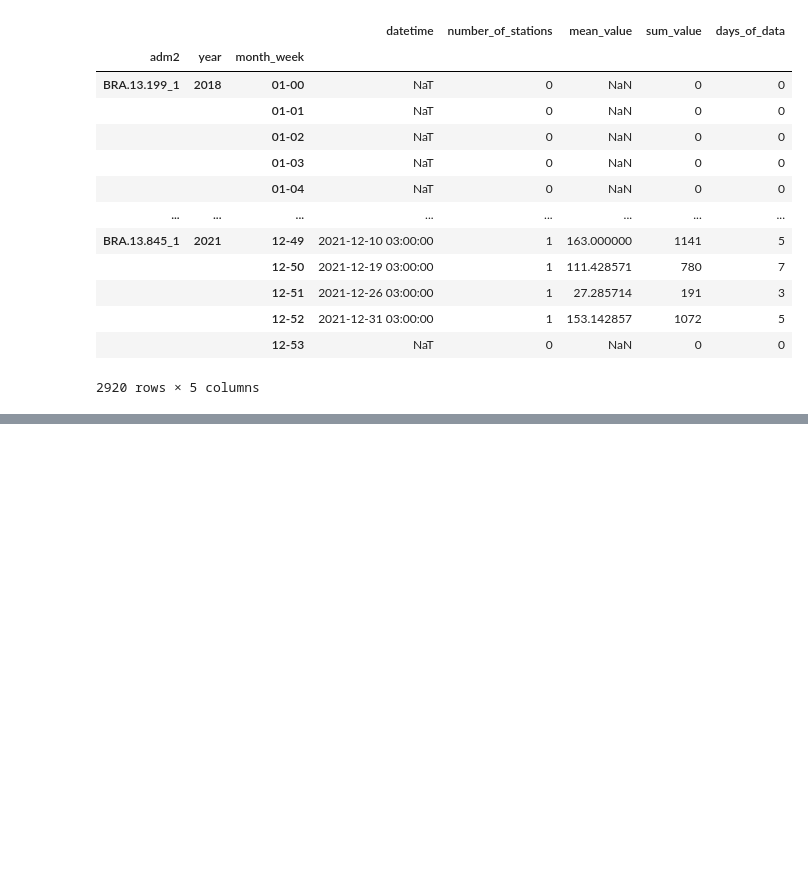
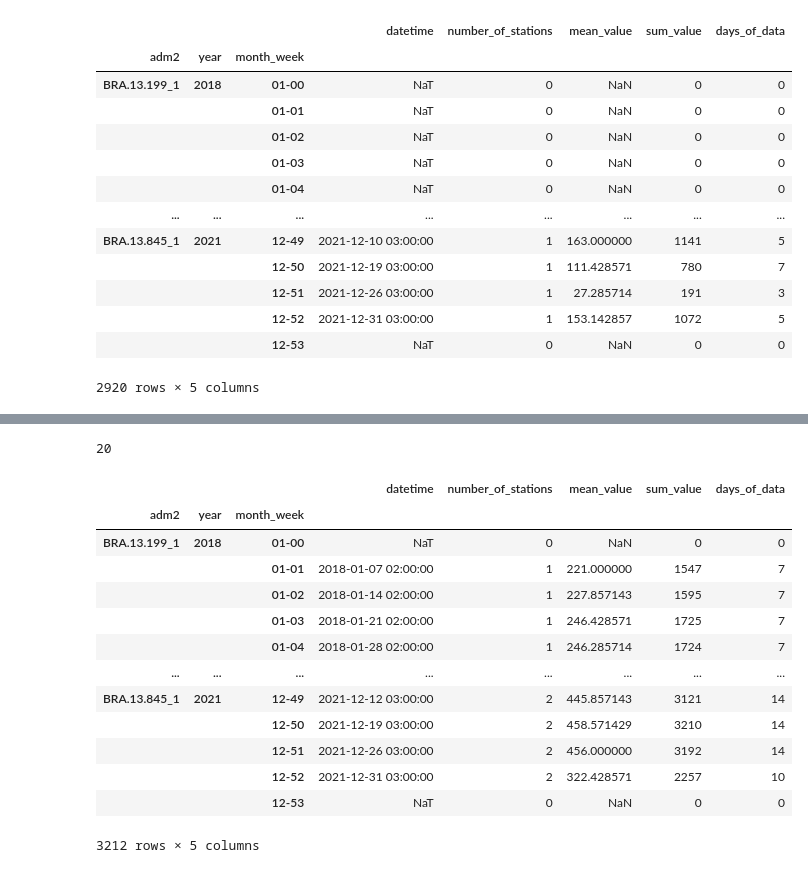
Before and after one commit to dutrajardim/fire-information, a Jupyter notebook: notebooks/adm1_analisys.ipynb, the cells around one changed output, grey strips where cells are left out. Drawn from its saved outputs; the diff is of its cells as text; code cells hidden in the pictures; blank space fills up the shorter version.

```diff
--- a/notebooks/adm1_analisys.ipynb
+++ b/notebooks/adm1_analisys.ipynb
@@ -26,6 +26,14 @@ pa_prcp = pq.read_table("dutrajardim-fi/tables/ghcn.parquet", filters=filters, f
 pd_prcp = pa_prcp.to_pandas()
 pd_prcp['date'] = pd_prcp['datetime'].dt.strftime('%Y-%m-%d')
 pd_prcp['month_week'] = pd_prcp['datetime'].dt.strftime('%m-%W')
+# %%
+# select temperature data from Minas Gerais state
+
+filters = [('adm1', '=', 'BRA.13_1'), ('element', 'in', ['TMAX', 'TMIN', 'TAVG'])]
+pa_tempr = pq.read_table("dutrajardim-fi/tables/ghcn.parquet", filters=filters, filesystem=fs)
+pd_tempr = pa_tempr.to_pandas()
+pd_tempr['date'] = pd_tempr['datetime'].dt.strftime('%Y-%m-%d')
+pd_tempr['month_week'] = pd_tempr['datetime'].dt.strftime('%m-%W')
 # %%
 filters = [('adm1', '=', 'BRA.13_1')]
 pa_ghcn = pq.read_table("dutrajardim-fi/tables/ghcn.parquet", filters=filters, filesystem=fs)
@@ -158,3 +236,35 @@ pdgrp_prcp
+# %%
+pd_tempr.adm3.nunique()
+# %% [output]
+20
+# %%
+pdgrp_tempr = pd_tempr[pd_tempr['element'] == 'TAVG'] \
+    .sort_values(by='datetime') \
+    .groupby(['adm2', 'year', 'month_week']).agg(
+        datetime=pd.NamedAgg('datetime', 'last'),
+        number_of_stations=pd.NamedAgg('station', 'nunique'),
+        # mean_value=pd.NamedAgg('value', 'mean'),
+        mean_value=pd.NamedAgg('value', lambda x: x.sum() / 7),
+        sum_value=pd.NamedAgg('value', 'sum'),
+        days_of_data=pd.NamedAgg('date', 'count')
+    )
+
+pdgrp_tempr
+# %% [output]
+|  |  |  | datetime | number_of_stations | mean_value | sum_value | days_of_data |
+| adm2 | year | month_week |  |  |  |  |  |
+| BRA.13.199_1 | 2018 | 01-00 | NaT | 0 | NaN | 0 | 0 |
+|  |  | 01-01 | 2018-01-07 02:00:00 | 1 | 221.000000 | 1547 | 7 |
+|  |  | 01-02 | 2018-01-14 02:00:00 | 1 | 227.857143 | 1595 | 7 |
+|  |  | 01-03 | 2018-01-21 02:00:00 | 1 | 246.428571 | 1725 | 7 |
+|  |  | 01-04 | 2018-01-28 02:00:00 | 1 | 246.285714 | 1724 | 7 |
+| ... | ... | ... | ... | ... | ... | ... | ... |
+| BRA.13.845_1 | 2021 | 12-49 | 2021-12-12 03:00:00 | 2 | 445.857143 | 3121 | 14 |
+|  |  | 12-50 | 2021-12-19 03:00:00 | 2 | 458.571429 | 3210 | 14 |
+|  |  | 12-51 | 2021-12-26 03:00:00 | 2 | 456.000000 | 3192 | 14 |
+|  |  | 12-52 | 2021-12-31 03:00:00 | 2 | 322.428571 | 2257 | 10 |
+|  |  | 12-53 | NaT | 0 | NaN | 0 | 0 |
+3212 rows × 5 columns
 # %%
 fig, axs = plt.subplots(ncols=1, nrows=1, figsize=(25, 5))
 years = [2020, 2021]
```
Also changed, not shown: parts of 6 cells of this notebook.
